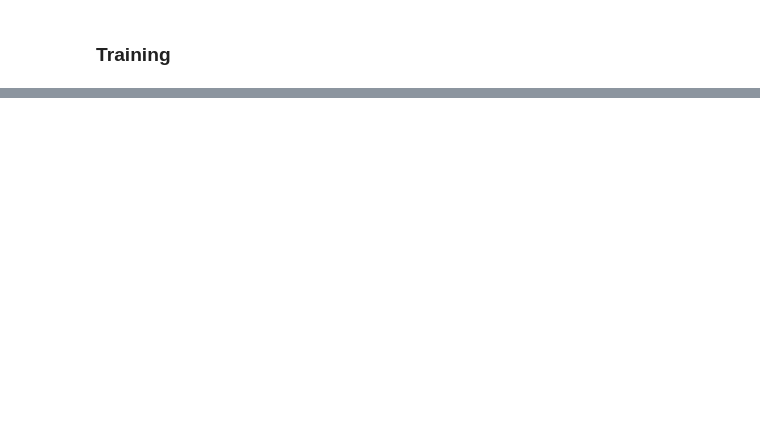
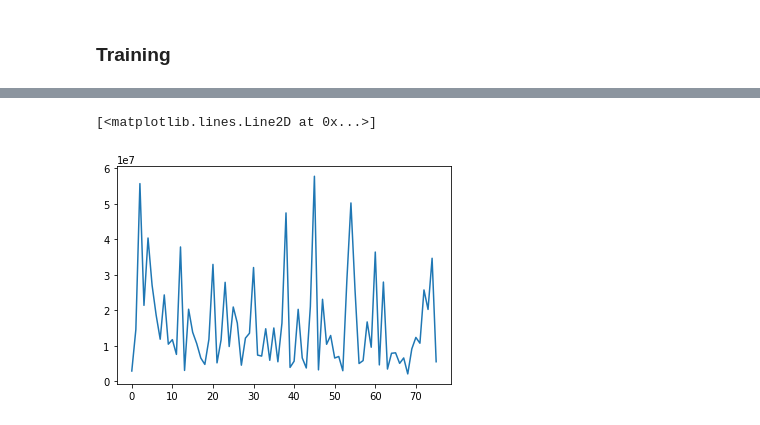
Before and after one commit to AmmarRashed/mission_UAV, a Jupyter notebook: Classification_Localization.ipynb, the cells around one changed output, grey strips where cells are left out. Drawn from its saved outputs; the diff is of its cells as text; code cells hidden in the pictures; blank space fills up the shorter version.

```diff
--- a/Classification_Localization.ipynb
+++ b/Classification_Localization.ipynb
@@ -120,7 +116,8 @@ def generate_image_batches(positives_path="Data/positives",
         positive_files = positives[k: k+batch_size//2]
         negative_files = negatives[k: k+batch_size//2]
 
-        labels = [1]*len(positive_files) + [0]*len(negative_files)
+        labels = [[1, 0]]*len(positive_files) + [[0, 1]]*len(negative_files)
+#         labels = [1]*len(positive_files) + [0]*len(negative_files)
 
         positive_imgs = [read_image(os.path.join(positives_path, img)) for img in positive_files]
         negative_imgs = [read_image(os.path.join(negatives_path, img)) for img in negative_files]
@@ -144,5 +141,5 @@ def generate_image_batches(positives_path="Data/positives",
 
         idxs = np.random.permutation(range(len(batch_imgs)))
 
-        yield batch_imgs[idxs], batch_annotations[idxs], batch_labels[idxs].reshape(-1,1)
+        yield batch_imgs[idxs], batch_annotations[idxs], batch_labels[idxs]
 # %%
@@ -225,8 +238,8 @@ def restore_model_params(model_params):
 # %% [markdown]
 ### Training
 # %%
-epochs = 1000
-display_step = 100
+epochs = 100
+display_step = 13
 # %%
 losses = []
 mses = []
@@ -237,12 +250,16 @@ with tf.Session(graph=graph) as sess:
         for i, (x_batch, bb_params_batch, y_batch) in enumerate(
             generate_image_batches(w=width, h=height)):
             sess.run(init)
-            _, mse_val,loss_val, acc = sess.run([training_op, mse, loss, accuracy], feed_dict={
+            _, mse_val,loss_val= sess.run([training_op, mse, loss], feed_dict={
                 X:x_batch, bb_params:bb_params_batch, y:y_batch, keep_prob:0.5
             })
+            acc = accuracy.eval(feed_dict={X:x_batch, bb_params:bb_params_batch, y:y_batch, keep_prob:1.0})
             counter+=1
             if counter % display_step==0:
-                print("Epoch {}:\tBatch: {:}\tAccuracy: {:,}\tLoss: {:,}".format(epoch_i, i, acc, np.round(loss_val,4)))
+                print("Epoch {}:\tBatch: {:}\tAccuracy: {:,}\tLoss: {:,}".format(
+                    epoch_i,
+                    i, acc,
+                    np.round(loss_val,3)))
                 losses.append(loss_val)
                 accs.append(acc)
                 mses.append(mse_val)
@@ -249,0 +285,5 @@ with tf.Session(graph=graph) as sess:
+# %%
+plt.plot(losses)
+# %% [output]
+[<matplotlib.lines.Line2D at 0x...>]
+[figure, added]
```
Also changed, not shown: parts of 6 cells of this notebook.
